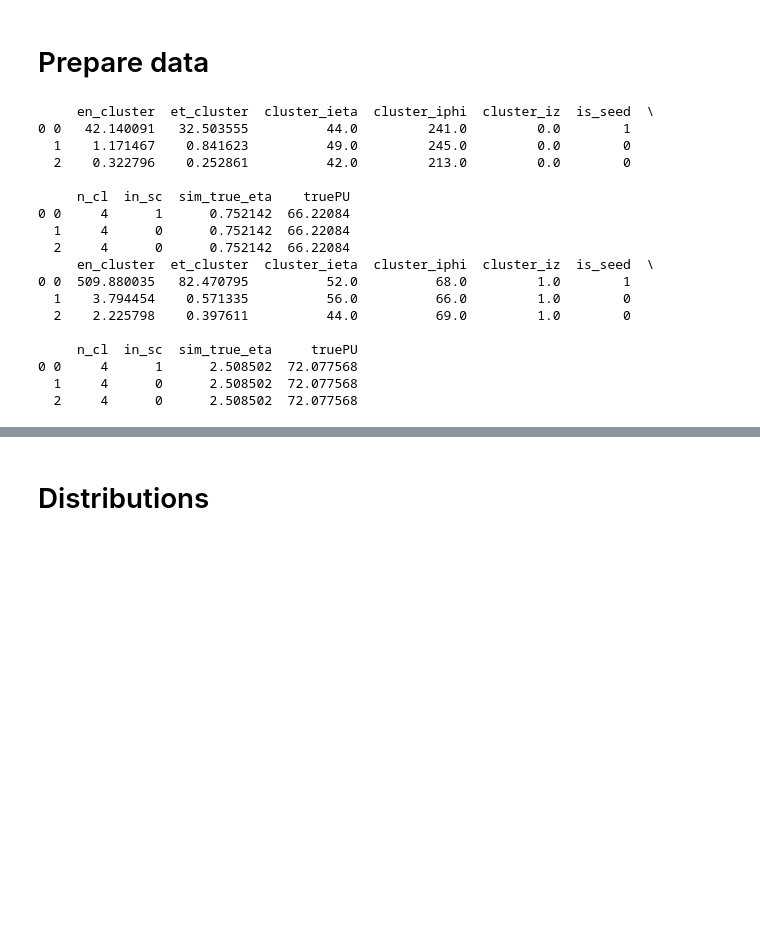
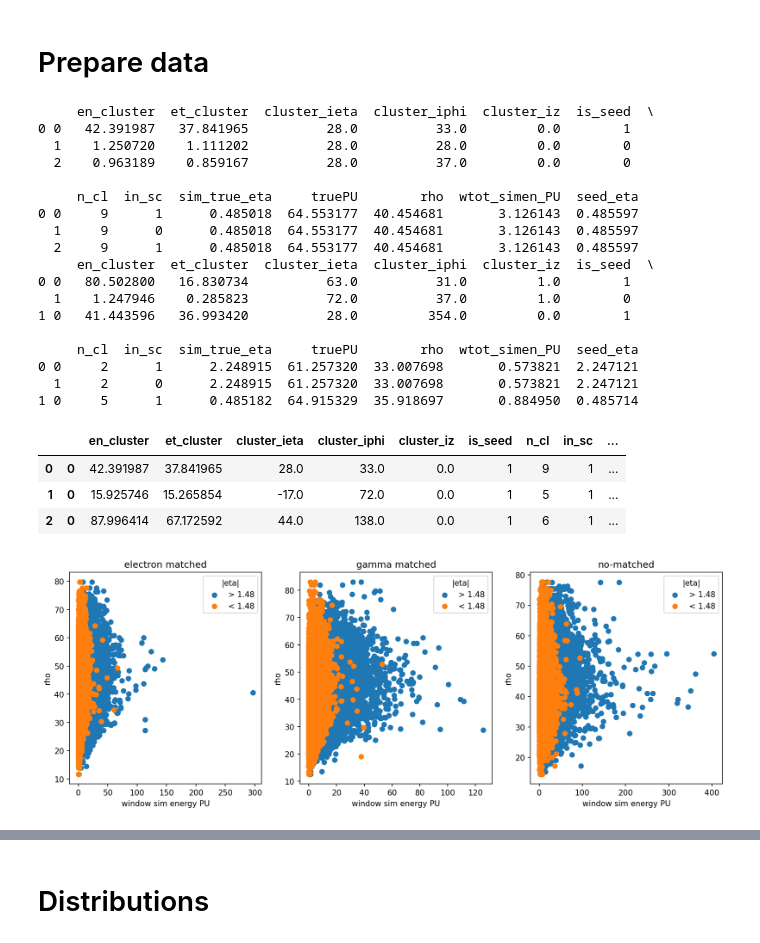
Before and after one commit to valsdav/DeepSuperCluster, a Jupyter notebook: Training/global_model/training_data/feature_distribution_newds.ipynb, the cells around one changed output, grey strips where cells are left out. Saved outputs shown, nothing was run; the diff lists cells and outputs as text; code cells hidden in the pictures; blank space fills up the shorter version.

```diff
--- a/Training/global_model/training_data/feature_distribution_newds.ipynb
+++ b/Training/global_model/training_data/feature_distribution_newds.ipynb
@@ -23,7 +23,9 @@ data_nomatch = {"ele_nomatch": "/eos/user/r/rdfexp/ecal/cluster/output_deepclust
                 "gamma_nomatch": "/eos/user/r/rdfexp/ecal/cluster/output_deepcluster_dumper/windows_data/gammas/recordio_allinfo_v6/training/no_calo_matched/*.proto"}
 
 features = [ "en_cluster", "et_cluster", "cluster_ieta", "cluster_iphi", "cluster_iz"]
-metadata = ["sim_true_eta", "truePU"]
+metadata = ["sim_true_eta", "truePU", "rho", "wtot_simen_PU"]
+
+# wind_meta: metadata + window class + flavor + seed_eta + et_seed
 # %%
 n = 100000
 df_ele = convert_df(data_ele, features, metadata, n)
@@ -33,23 +35,23 @@ print(df_gamma.head(3))
 df_nomatch = convert_df(data_nomatch, features, metadata, n)
 # %% [output]
      en_cluster  et_cluster  cluster_ieta  cluster_iphi  cluster_iz  is_seed  \
-0 0   42.140091   32.503555          44.0         241.0         0.0        1
-  1    1.171467    0.841623          49.0         245.0         0.0        0
-  2    0.322796    0.252861          42.0         213.0         0.0        0
+0 0   42.391987   37.841965          28.0          33.0         0.0        1
+  1    1.250720    1.111202          28.0          28.0         0.0        0
+  2    0.963189    0.859167          28.0          37.0         0.0        0
 
-     n_cl  in_sc  sim_true_eta    truePU
-0 0     4      1      0.752142  66.22084
-  1     4      0      0.752142  66.22084
-  2     4      0      0.752142  66.22084
+     n_cl  in_sc  sim_true_eta     truePU        rho  wtot_simen_PU  seed_eta
+0 0     9      1      0.485018  64.553177  40.454681       3.126143  0.485597
+  1     9      0      0.485018  64.553177  40.454681       3.126143  0.485597
+  2     9      1      0.485018  64.553177  40.454681       3.126143  0.485597
      en_cluster  et_cluster  cluster_ieta  cluster_iphi  cluster_iz  is_seed  \
-0 0  509.880035   82.470795          52.0          68.0         1.0        1
-  1    3.794454    0.571335          56.0          66.0         1.0        0
-  2    2.225798    0.397611          44.0          69.0         1.0        0
+0 0   80.502800   16.830734          63.0          31.0         1.0        1
+  1    1.247946    0.285823          72.0          37.0         1.0        0
+1 0   41.443596   36.993420          28.0         354.0         0.0        1
 
-     n_cl  in_sc  sim_true_eta     truePU
-0 0     4      1      2.508502  72.077568
-  1     4      0      2.508502  72.077568
-  2     4      0      2.508502  72.077568
+     n_cl  in_sc  sim_true_eta     truePU        rho  wtot_simen_PU  seed_eta
+0 0     2      1      2.248915  61.257320  33.007698       0.573821  2.247121
+  1     2      0      2.248915  61.257320  33.007698       0.573821  2.247121
+1 0     5      1      0.485182  64.915329  35.918697       0.884950  0.485714
 # %%
 df = [df_ele, df_gamma, df_nomatch]
 df_title = ['electron matched', 'gamma matched', 'no-matched']
@@ -55,0 +64,22 @@ df_title = ['electron matched', 'gamma matched', 'no-matched']
+# %%
+ele_seed.head(3)
+# %% [output]
+|  |  | en_cluster | et_cluster | cluster_ieta | cluster_iphi | cluster_iz | is_seed | n_cl | in_sc | ... |
+| 0 | 0 | 42.391987 | 37.841965 | 28.0 | 33.0 | 0.0 | 1 | 9 | 1 | ... |
+| 1 | 0 | 15.925746 | 15.265854 | -17.0 | 72.0 | 0.0 | 1 | 5 | 1 | ... |
+| 2 | 0 | 87.996414 | 67.172592 | 44.0 | 138.0 | 0.0 | 1 | 6 | 1 | ... |
+# %%
+fig, axis = plt.subplots(1, 3, figsize=(15,5))
+
+for i in range(len(df_seed)):
+    ax = axis[i]
+    ax.set_title(df_title[i])
+    end = df_seed[i][abs(df_seed[i]['seed_eta'])>1.48]
+    bar = df_seed[i][abs(df_seed[i]['seed_eta'])<=1.48]
+    ax.scatter(end['wtot_simen_PU'], end['rho'], label='> 1.48')
+    ax.scatter(bar['wtot_simen_PU'], bar['rho'], label='< 1.48')
+    ax.set_xlabel('window sim energy PU')
+    ax.set_ylabel('rho')
+    ax.legend(title='|eta|')
+# %% [output]
+[figure, added]
```
Also changed, not shown: parts of 29 cells of this notebook, 1 other file.
